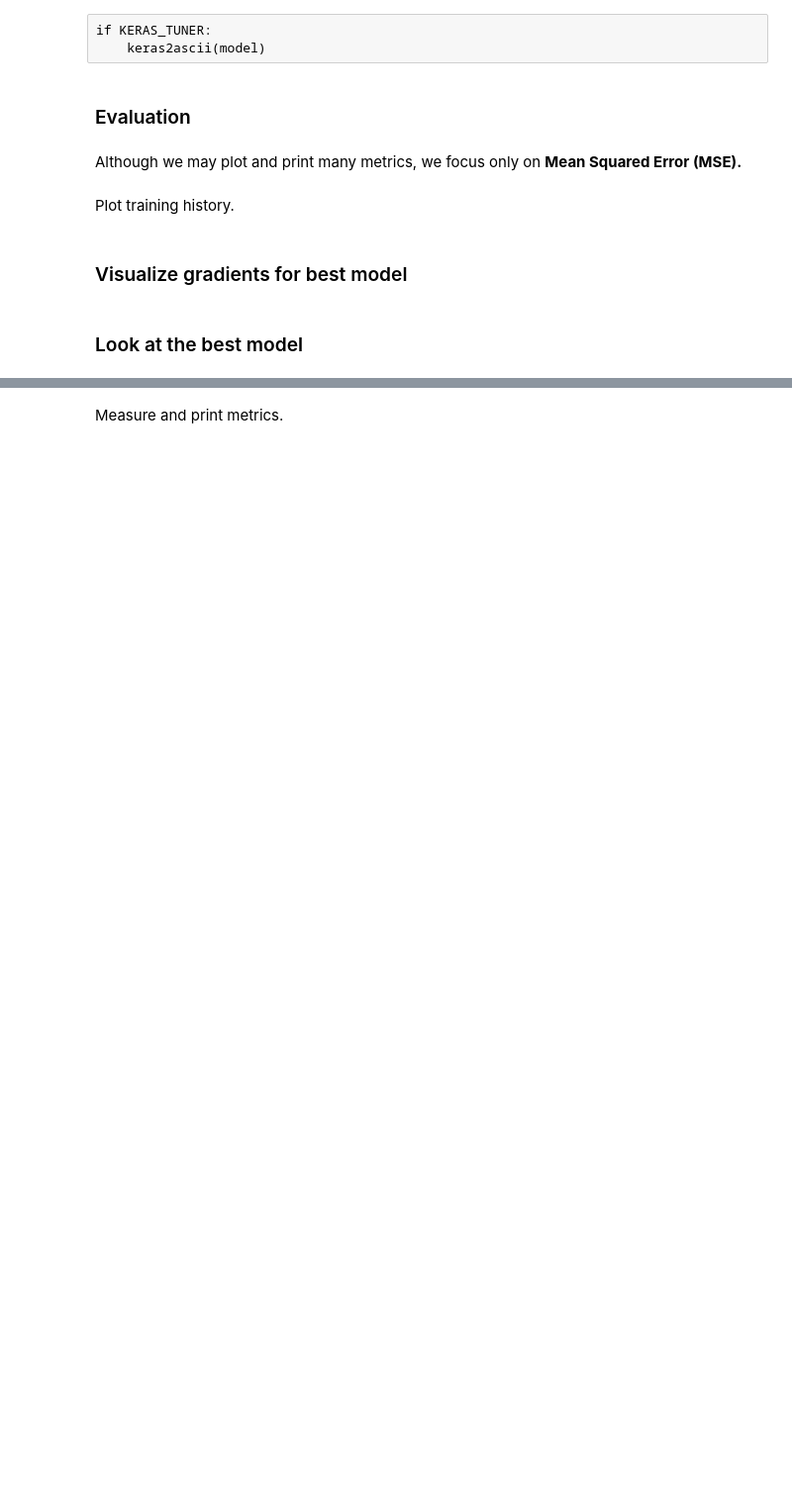
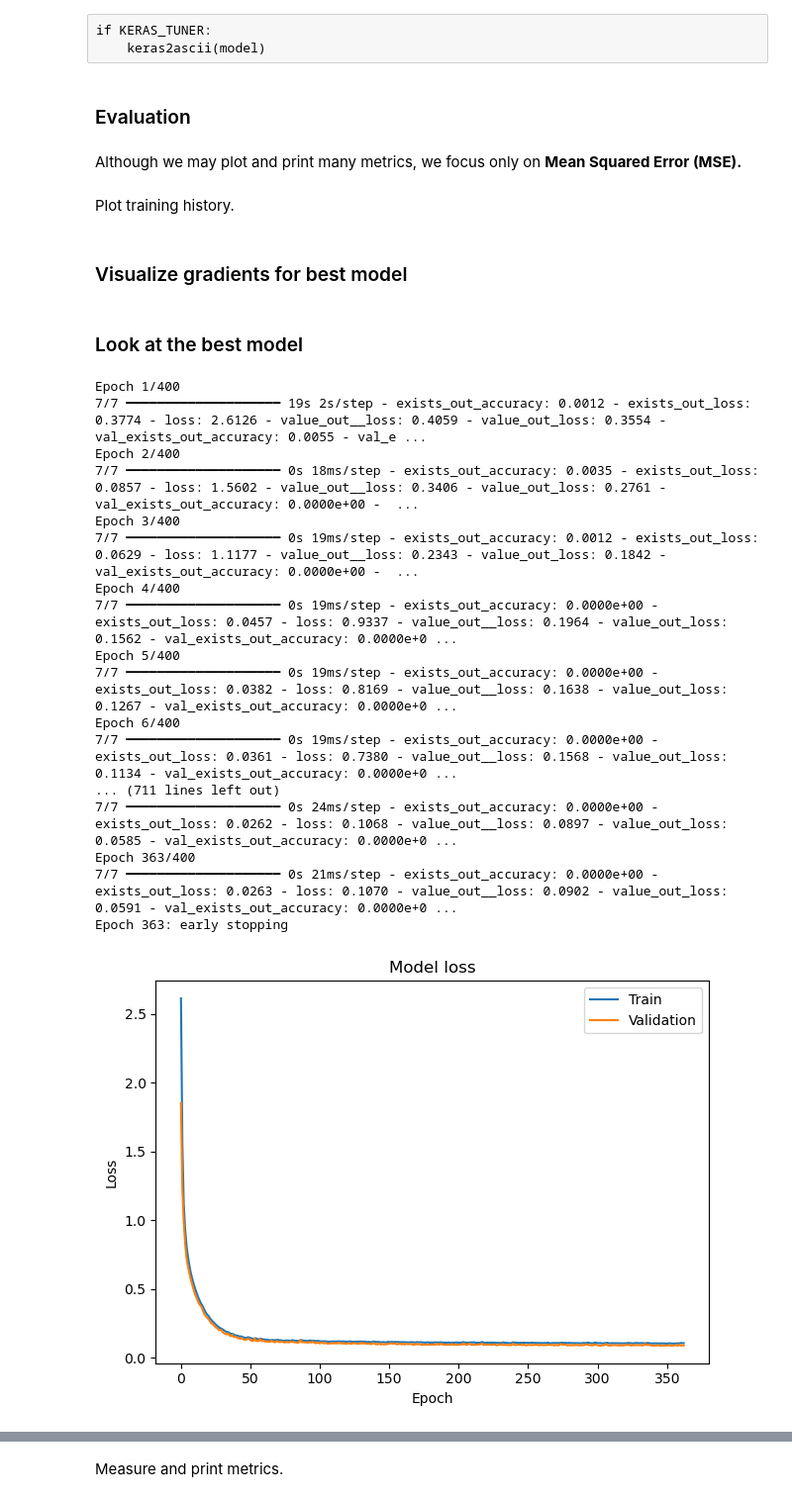
Before and after one commit to abhishekchak52/ML_qubit_design, a Jupyter notebook: model_predict_cavity_claw_RouteMeander_eigenmode/ml_01_train_keras.ipynb, the cells around one changed output, grey strips where cells are left out. Shown at 99% size. Cells and saved outputs as stored; diff of their text form; code cells hidden in the pictures; blank space fills up the shorter version.

Commit message:
best keras tuned updated/clean notebook

```diff
--- a/model_predict_cavity_claw_RouteMeander_eigenmode/ml_01_train_keras.ipynb
+++ b/model_predict_cavity_claw_RouteMeander_eigenmode/ml_01_train_keras.ipynb
@@ -1360,7 +1373,7 @@ if KERAS_TUNER:
             tf.keras.backend.clear_session()
             gc.collect()
             # Hyperparameters to tune
-            neurons_per_layer = [hp.Int(f'neurons_{i}', min_value=400, max_value=1500, step=10) for i in range(5)]
+            neurons_per_layer = [hp.Int(f'neurons_{i}', min_value=200, max_value=700,  step=10) for i in range(5)]
             dropout_rate = hp.Float('dropout_rate', TRAIN_DROPOUT_RATE, 0.5, step=0.1)
 
             # Create Model in the same way that we do by hand
@@ -1375,7 +1388,7 @@ if KERAS_TUNER:
             # multi-output heads: value_out (regression) and exists_out (existence classification)
             value_out = Dense(len(y_value_train[0]), name='value_out', activation='linear', kernel_initializer='lecun_uniform')(x)
             exists_out = Dense(len(y_value_train[0]), name='exists_out', activation='sigmoid', kernel_initializer='lecun_uniform')(x)
-            model = tf.keras.Model(inputs=inputs, outputs=[value_out, exists_out])
+            model = tf.keras.Model(inputs=inputs, outputs={"value_out": value_out, "exists_out": exists_out})
 
             # Learning rate configuration
             lr_initial = hp.Float('learning_rate', 2e-3, 5e-3, sampling='LOG', default=0.0001)
@@ -1394,7 +1407,7 @@ if KERAS_TUNER:
             tf.keras.backend.clear_session()
             gc.collect()
             # Hyperparameters to tune
-            neurons_per_layer = [hp.Int(f'neurons_{i}', min_value=400, max_value=1500, step=10) for i in range(5)]
+            neurons_per_layer = [hp.Int(f'neurons_{i}', min_value=200, max_value=700,  step=10) for i in range(5)]
             dropout_rate = hp.Float('dropout_rate', TRAIN_DROPOUT_RATE, 0.5, step=0.1)
 
             #----------------------------------------------one hot-------------------------------------------
@@ -1429,7 +1442,7 @@ if KERAS_TUNER:
             gc.collect()
 
             # Hyperparameters to tune
-            neurons_per_layer = [hp.Int(f'neurons_{i}', min_value=400, max_value=1500, step=10) for i in range(5)]
+            neurons_per_layer = [hp.Int(f'neurons_{i}', min_value=200, max_value=700, step=50) for i in range(5)]
             dropout_rate = hp.Float('dropout_rate', TRAIN_DROPOUT_RATE, 0.5, step=0.1)
 
             #----------------------------------------------linear-------------------------------------------
@@ -1865,24 +1908,31 @@ if 'Try Both' not in ENCODING_TYPE:
 
         history = model.fit(
             np.asarray(X_train),
-            [np.asarray(y_value_train), np.asarray(y_exists_train)],
-            sample_weight=[
-                value_sw_train,                                     # NOW (N,)
-                np.ones((len(y_exists_train),), dtype="float32"),
-            ],
+            {
+                "value_out": np.asarray(y_value_train),
+                "exists_out": np.asarray(y_exists_train),
+            },
+            sample_weight={
+                "value_out": np.asarray(y_exists_train).astype("float32"),           # (N,16) if you’re masking per-dim
+                "exists_out": np.ones((len(y_exists_train),), dtype="float32"),      # (N,)
+            },
             validation_data=(
                 np.asarray(X_val),
-                [np.asarray(y_value_val), np.asarray(y_exists_val)],
-                [
-                    value_sw_val,                                   # NOW (N,)
-                    np.ones((len(y_exists_val),), dtype="float32"),
-                ],
+                {
+                    "value_out": np.asarray(y_value_val),
+                    "exists_out": np.asarray(y_exists_val),
+                },
+                {
+                    "value_out": np.asarray(y_exists_val).astype("float32"),
+                    "exists_out": np.ones((len(y_exists_val),), dtype="float32"),
+                },
             ),
             epochs=EPOCHS,
             batch_size=TRAIN_BATCH_SIZE,
             callbacks=[early_stopping, lr_monitor],
             verbose=1,
         )
+
 
 
         # keep getting a memory allocation error on EAF so lets free everything after the first
@@ -1940,30 +1990,49 @@ else:
             ),
 
             callbacks=[early_stopping, lr_monitor_linear_encoding],
             verbose=1
         )
 
         # keep getting a memory allocation error on EAF so lets free everything after the first
         # model fit, before moving to the next one
 
         del model_linear
         tf.keras.backend.clear_session()
         gc.collect()
 
     plt.plot(history_linear_encoding.history['loss'])
     plt.plot(history_linear_encoding.history['val_loss'])
     plt.title('Model loss linear encoding')
     plt.ylabel('Loss')
     plt.xlabel('Epoch')
     plt.legend(['Train', 'Validation'], loc='best')
     plt.tight_layout()
     plt.savefig('plots/linear_encoding_history.pdf')
     plt.show()
 
     plt.plot(lr_monitor_linear_encoding.learning_rates)
     plt.title("Learning Rate over Epochs linear encoding")
     plt.xlabel("Epoch")
     plt.ylabel("Learning Rate")
     plt.tight_layout()
     plt.savefig('plots/linear_encoding_learning_rate.pdf')
     plt.show()
+# %% [output]
+Epoch 1/400
+7/7 ━━━━━━━━━━━━━━━━━━━━ 19s 2s/step - exists_out_accuracy: 0.0012 - exists_out_loss: 0.3774 - loss: 2.6126 - value_out__loss: 0.4059 - value_out_loss: 0.3554 - val_exists_out_accuracy: 0.0055 - val_e ...
+Epoch 2/400
+7/7 ━━━━━━━━━━━━━━━━━━━━ 0s 18ms/step - exists_out_accuracy: 0.0035 - exists_out_loss: 0.0857 - loss: 1.5602 - value_out__loss: 0.3406 - value_out_loss: 0.2761 - val_exists_out_accuracy: 0.0000e+00 -  ...
+Epoch 3/400
+7/7 ━━━━━━━━━━━━━━━━━━━━ 0s 19ms/step - exists_out_accuracy: 0.0012 - exists_out_loss: 0.0629 - loss: 1.1177 - value_out__loss: 0.2343 - value_out_loss: 0.1842 - val_exists_out_accuracy: 0.0000e+00 -  ...
+Epoch 4/400
+7/7 ━━━━━━━━━━━━━━━━━━━━ 0s 19ms/step - exists_out_accuracy: 0.0000e+00 - exists_out_loss: 0.0457 - loss: 0.9337 - value_out__loss: 0.1964 - value_out_loss: 0.1562 - val_exists_out_accuracy: 0.0000e+0 ...
+Epoch 5/400
+7/7 ━━━━━━━━━━━━━━━━━━━━ 0s 19ms/step - exists_out_accuracy: 0.0000e+00 - exists_out_loss: 0.0382 - loss: 0.8169 - value_out__loss: 0.1638 - value_out_loss: 0.1267 - val_exists_out_accuracy: 0.0000e+0 ...
+Epoch 6/400
+7/7 ━━━━━━━━━━━━━━━━━━━━ 0s 19ms/step - exists_out_accuracy: 0.0000e+00 - exists_out_loss: 0.0361 - loss: 0.7380 - value_out__loss: 0.1568 - value_out_loss: 0.1134 - val_exists_out_accuracy: 0.0000e+0 ...
+... (711 lines left out)
+7/7 ━━━━━━━━━━━━━━━━━━━━ 0s 24ms/step - exists_out_accuracy: 0.0000e+00 - exists_out_loss: 0.0262 - loss: 0.1068 - value_out__loss: 0.0897 - value_out_loss: 0.0585 - val_exists_out_accuracy: 0.0000e+0 ...
+Epoch 363/400
+7/7 ━━━━━━━━━━━━━━━━━━━━ 0s 21ms/step - exists_out_accuracy: 0.0000e+00 - exists_out_loss: 0.0263 - loss: 0.1070 - value_out__loss: 0.0902 - value_out_loss: 0.0591 - val_exists_out_accuracy: 0.0000e+0 ...
+Epoch 363: early stopping
+[figure, added]
```
Also changed, not shown: parts of 13 cells of this notebook, 10 other files.
